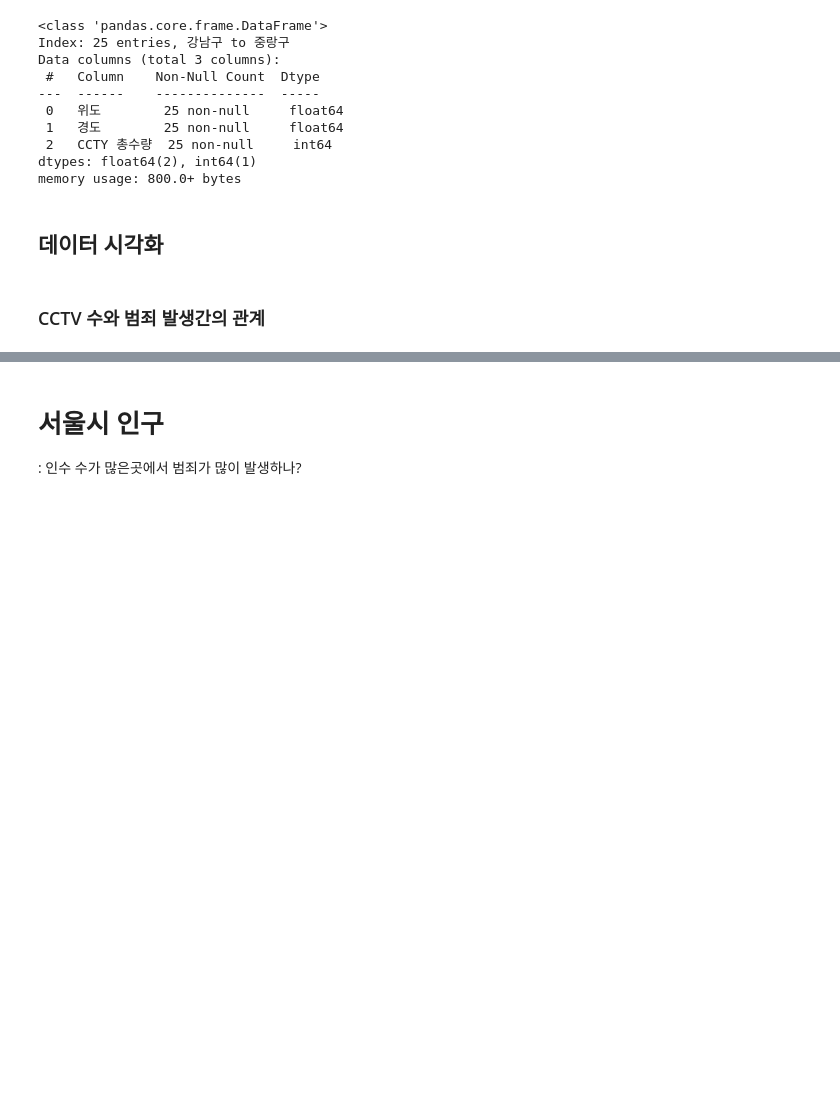
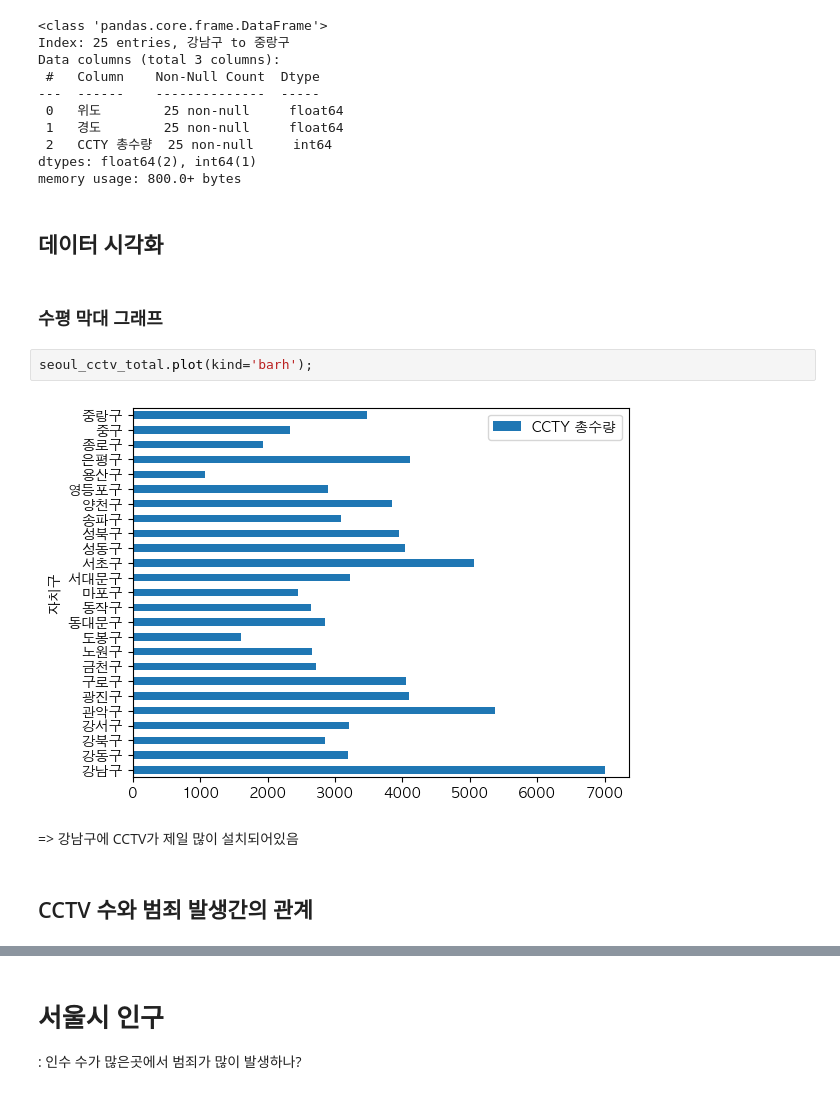
Before and after one commit to yeonddyu/Project, a Jupyter notebook: Mon_Tue_Wed/Mini_Project_Criminal/Mini_Project_Criminal.ipynb, the cells around one changed output, grey strips where cells are left out. Cells and saved outputs as stored; diff of their text form; blank space fills up the shorter version.

```diff
--- a/Mon_Tue_Wed/Mini_Project_Criminal/Mini_Project_Criminal.ipynb
+++ b/Mon_Tue_Wed/Mini_Project_Criminal/Mini_Project_Criminal.ipynb
@@ -659,5 +637,13 @@ dtypes: float64(2), int64(1)
 memory usage: 800.0+ bytes
 # %% [markdown]
 ## 데이터 시각화
+# %% [markdown]
+### 수평 막대 그래프
+# %%
+seoul_cctv_total.plot(kind='barh');
+# %% [output]
+[figure, added]
+# %% [markdown]
+=> 강남구에 CCTV가 제일 많이 설치되어있음
 # %% [markdown]
-### CCTV 수와 범죄 발생간의 관계
+## CCTV 수와 범죄 발생간의 관계
```
Also changed, not shown: parts of 33 cells of this notebook.
